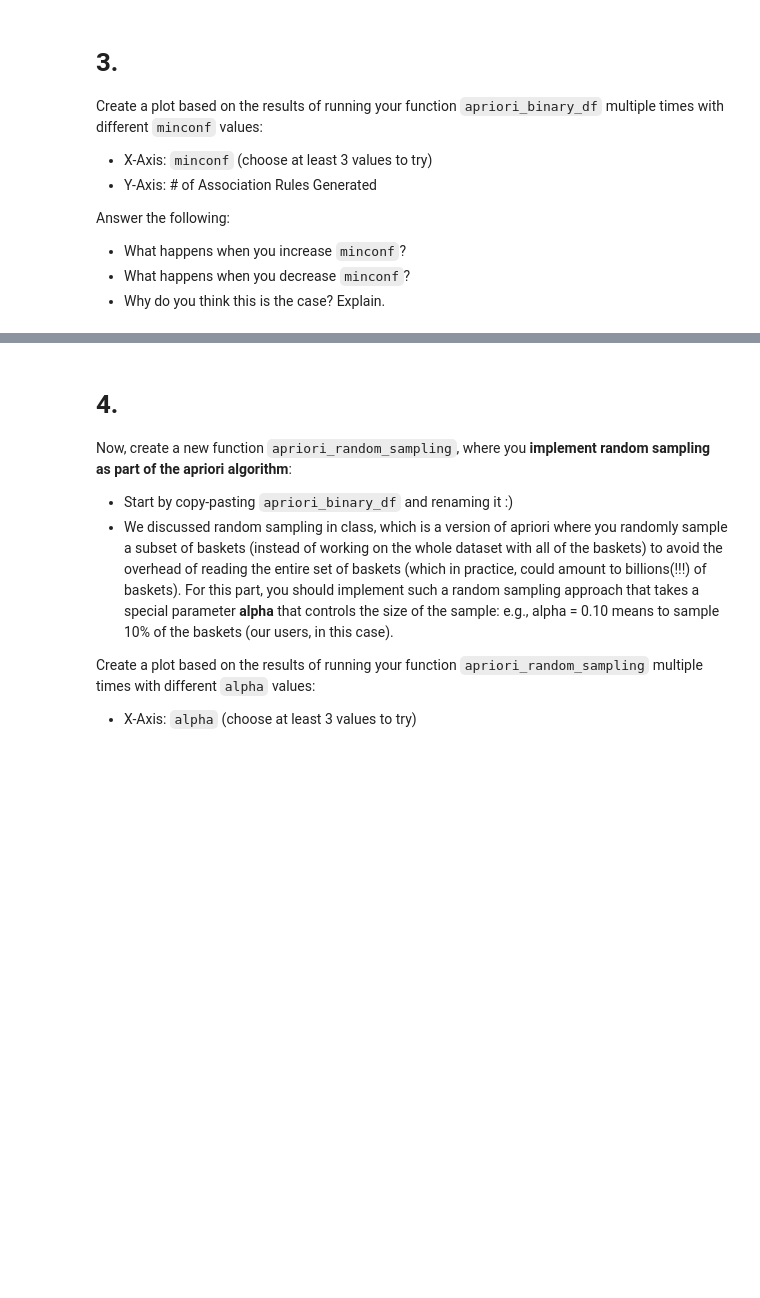
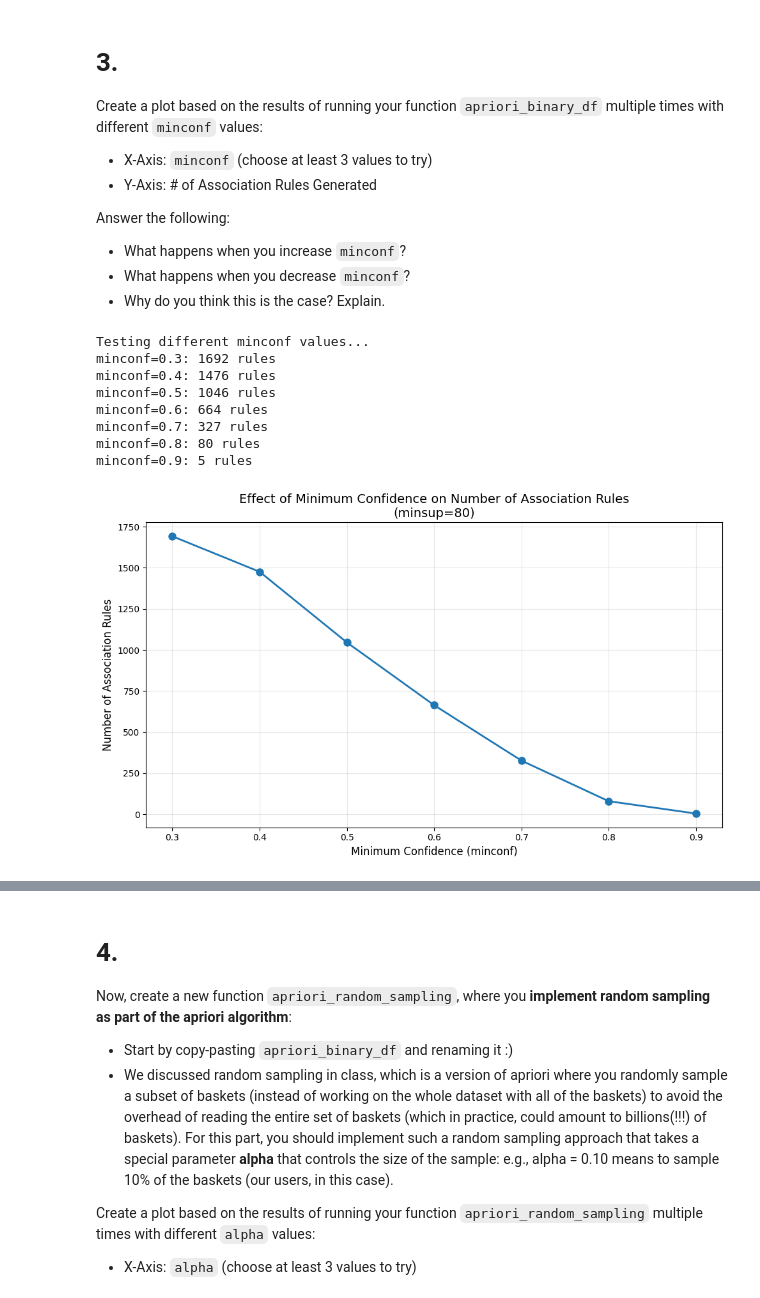
Before and after one commit to Ty700/CSCE_676, a Jupyter notebook: 335009542_HW2.ipynb, the cells around one changed output, grey strips where cells are left out. Saved outputs shown, nothing was run; the diff lists cells and outputs as text; code cells hidden in the pictures; blank space fills up the shorter version.

```diff
--- a/335009542_HW2.ipynb
+++ b/335009542_HW2.ipynb
@@ -572,11 +575,6 @@ from itertools import combinations
 from collections import defaultdict
 
 def apriori_binary_format(data, minsup, minconf, debug=False):
-    """
-    Apriori algorithm for binary/one-hot encoded format
-    Same output style as apriori_list_format
-    """
-
     one_item_set = []
 
     # Collect item frequencies
@@ -605,7 +603,6 @@ def apriori_binary_format(data, minsup, minconf, debug=False):
     # Calculate freq of subset in total dataset
     double_item_freq = {}
     for subset in double_item_subsets:
-        # Count rows where BOTH items are 1
         count = 0
         for idx, row in data.iterrows():
             if row[subset[0]] == 1 and row[subset[1]] == 1:
@@ -617,7 +614,7 @@ def apriori_binary_format(data, minsup, minconf, debug=False):
         for item in double_item_subsets:
             print(f"Item: {item} | Item Freq: {double_item_freq.get(item, 0)}")
 
-    # Prune double freq items that aren't supported
+    # Prune double freq ite
     two_item_set = []
     for subset in double_item_freq.keys():
         if double_item_freq[subset] >= minsup:
@@ -636,7 +633,7 @@ def apriori_binary_format(data, minsup, minconf, debug=False):
         for item in triple_item_subsets:
             print(f"Item: {item}")
 
-    # Check if all 2-subsets are in two_item_set (Apriori pruning)
+    # Check if all 2-subsets are in two_item_set
     triple_item_freq = {}
     for subset in triple_item_subsets:
         # Check all 2-subsets
@@ -662,7 +659,7 @@ def apriori_binary_format(data, minsup, minconf, debug=False):
         for item in triple_item_freq:
             print(f"Item: {item} | Item Freq: {triple_item_freq[item]}")
 
-    # Prune triple freq items that aren't supported
+    # Prune triple freq items
     three_item_set = []
     for subset in triple_item_freq.keys():
         if triple_item_freq[subset] >= minsup:
@@ -893,3 +1176,33 @@ Answer the following:
 - What happens when you increase `minconf`?
 - What happens when you decrease `minconf`?
 - Why do you think this is the case? Explain.
+# %%
+minsup = 80
+minconf_range = [0.3, 0.4, 0.5, 0.6, 0.7, 0.8, 0.9]
+rule_counts = []
+
+print("Testing different minconf values...")
+for minconf in minconf_range:
+    _, rules = apriori_binary_format(binary_movies, minsup=minsup, minconf=minconf, debug=False)
+    rule_counts.append(len(rules))
+    print(f"minconf={minconf}: {len(rules)} rules")
+
+# Create plot
+plt.figure(figsize=(10, 6))
+plt.plot(minconf_range, rule_counts, marker='o', linewidth=2, markersize=8)
+plt.xlabel('Minimum Confidence (minconf)', fontsize=12)
+plt.ylabel('Number of Association Rules', fontsize=12)
+plt.title('Effect of Minimum Confidence on Number of Association Rules\n(minsup=80)', fontsize=14)
+plt.grid(True, alpha=0.3)
+plt.tight_layout()
+plt.show()
+# %% [output]
+Testing different minconf values...
+minconf=0.3: 1692 rules
+minconf=0.4: 1476 rules
+minconf=0.5: 1046 rules
+minconf=0.6: 664 rules
+minconf=0.7: 327 rules
+minconf=0.8: 80 rules
+minconf=0.9: 5 rules
+[figure, added]
```
Also changed, not shown: parts of 24 cells of this notebook.
